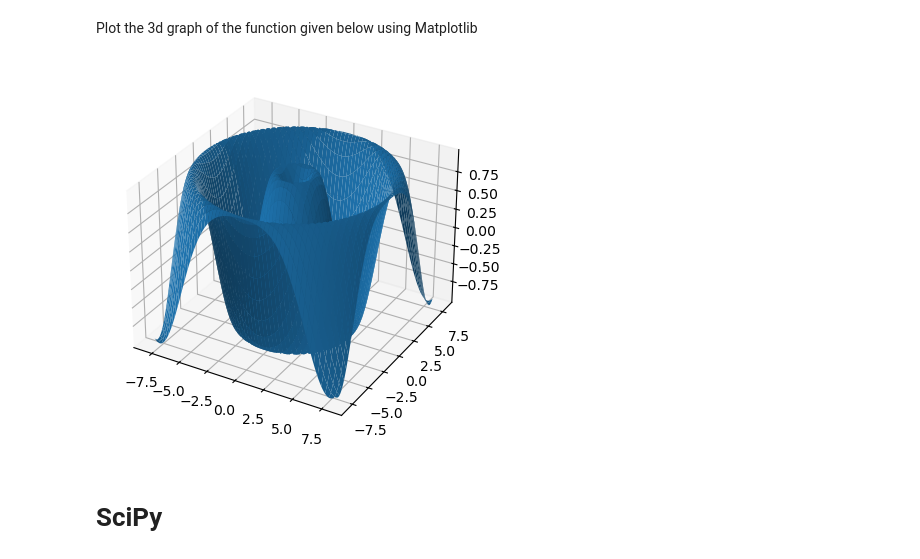
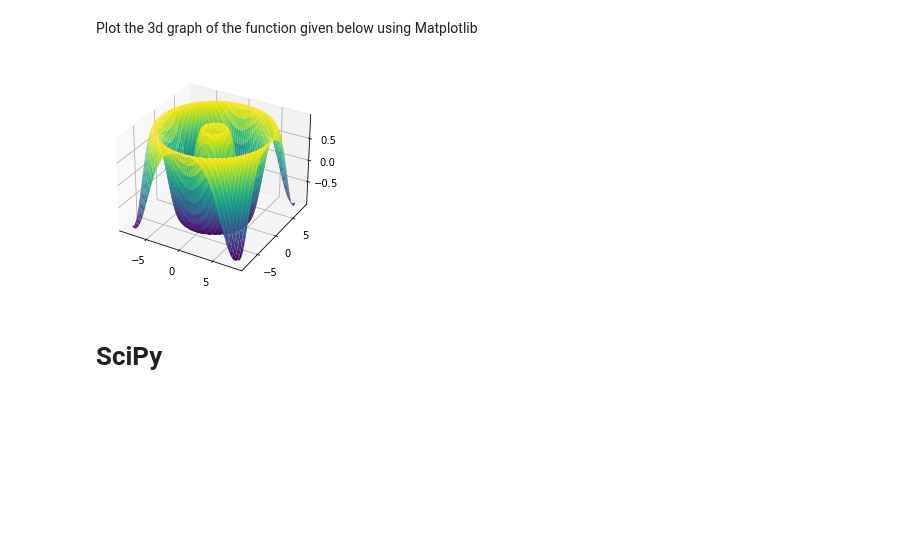
Before and after one commit to UMD-ENEE408I/2024_Fall_Labs_Team_3, a Jupyter notebook: ENEE408ILab3/ENEE408ILab3.ipynb, the cells around one changed output. Drawn from its saved outputs; the diff is of its cells as text; code cells hidden in the pictures; blank space fills up the shorter version.

```diff
--- a/ENEE408ILab3/ENEE408ILab3.ipynb
+++ b/ENEE408ILab3/ENEE408ILab3.ipynb
@@ -76,18 +80,18 @@ Plot the 3d graph of the function given below using Matplotlib
 # %%
 # Define the function
 x = np.linspace(-8, 8, 200)
 y = np.linspace(-8, 8, 200)
 x, y = np.meshgrid(x, y)
 z = np.sin(np.sqrt(x**2 + y**2))
 
 # Plot the 3D surface
 fig = plt.figure()
 ax = fig.add_subplot(111, projection='3d')
-ax.plot_surface(x, y, z)                     #cmap='viridis')
+ax.plot_surface(x, y, z,cmap='viridis')
 
 plt.show()
 # %% [output]
-[figure, old version]
+[figure, new version]
 # %% [markdown]
 # SciPy
 # %% [markdown]
```
Also changed, not shown: parts of 9 cells of this notebook.
